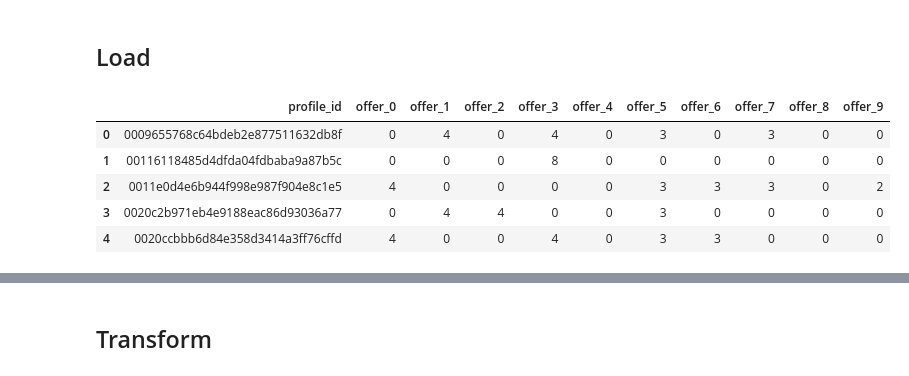
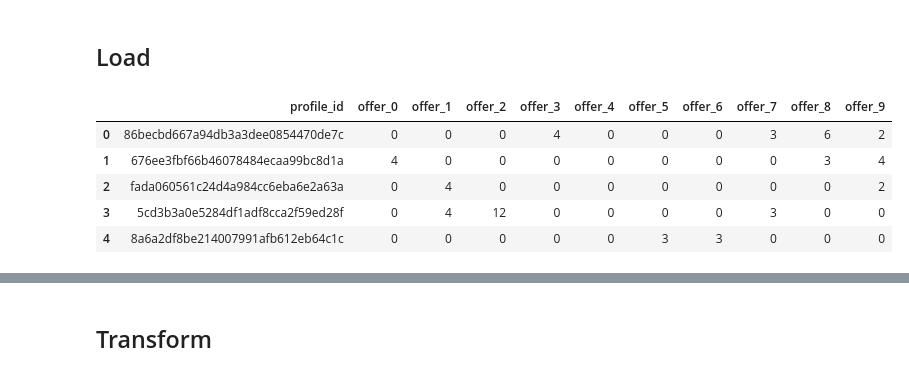
Before and after one commit to seobando/UDACITY_AWSML, a Jupyter notebook: 5-capstone-project/notebooks/model_matrix_factorization.ipynb, the cells around one changed output, grey strips where cells are left out. Saved outputs shown, nothing was run; the diff lists cells and outputs as text; code cells hidden in the pictures.

```diff
--- a/5-capstone-project/notebooks/model_matrix_factorization.ipynb
+++ b/5-capstone-project/notebooks/model_matrix_factorization.ipynb
@@ -36,12 +36,12 @@ class FunkSVD:
 # %% [markdown]
 ## Load
 # %%
-features = pd.read_csv("../data/features/user_item.csv")
-features.head()
+train = pd.read_csv("../data/train/user_item.csv")
+train.head()
 # %% [output]
 |  | profile_id | offer_0 | offer_1 | offer_2 | offer_3 | offer_4 | offer_5 | offer_6 | offer_7 | offer_8 | offer_9 |
-| 0 | 0009655768c64bdeb2e877511632db8f | 0 | 4 | 0 | 4 | 0 | 3 | 0 | 3 | 0 | 0 |
-| 1 | 00116118485d4dfda04fdbaba9a87b5c | 0 | 0 | 0 | 8 | 0 | 0 | 0 | 0 | 0 | 0 |
-| 2 | 0011e0d4e6b944f998e987f904e8c1e5 | 4 | 0 | 0 | 0 | 0 | 3 | 3 | 3 | 0 | 2 |
-| 3 | 0020c2b971eb4e9188eac86d93036a77 | 0 | 4 | 4 | 0 | 0 | 3 | 0 | 0 | 0 | 0 |
-| 4 | 0020ccbbb6d84e358d3414a3ff76cffd | 4 | 0 | 0 | 4 | 0 | 3 | 3 | 0 | 0 | 0 |
+| 0 | 86becbd667a94db3a3dee0854470de7c | 0 | 0 | 0 | 4 | 0 | 0 | 0 | 3 | 6 | 2 |
+| 1 | 676ee3fbf66b46078484ecaa99bc8d1a | 4 | 0 | 0 | 0 | 0 | 0 | 0 | 0 | 3 | 4 |
+| 2 | fada060561c24d4a984cc6eba6e2a63a | 0 | 4 | 0 | 0 | 0 | 0 | 0 | 0 | 0 | 2 |
+| 3 | 5cd3b3a0e5284df1adf8cca2f59ed28f | 0 | 4 | 12 | 0 | 0 | 0 | 0 | 3 | 0 | 0 |
+| 4 | 8a6a2df8be214007991afb612eb64c1c | 0 | 0 | 0 | 0 | 0 | 3 | 3 | 0 | 0 | 0 |
```
Also changed, not shown: parts of 8 cells of this notebook, 4 other files.
